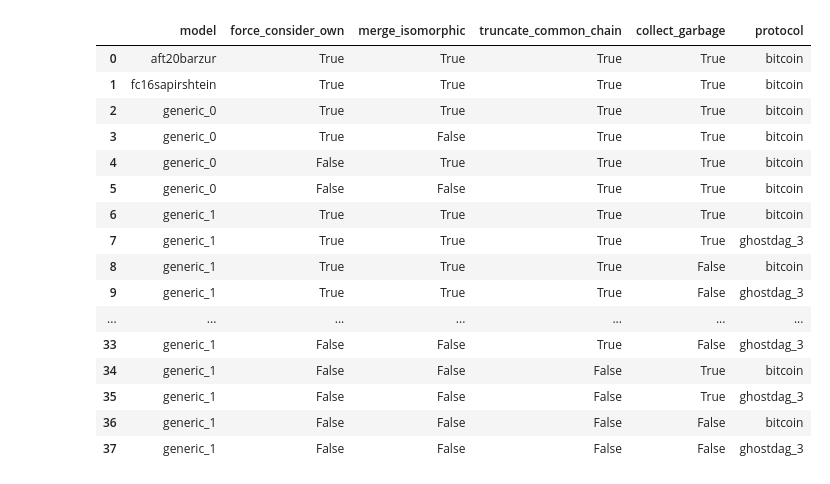
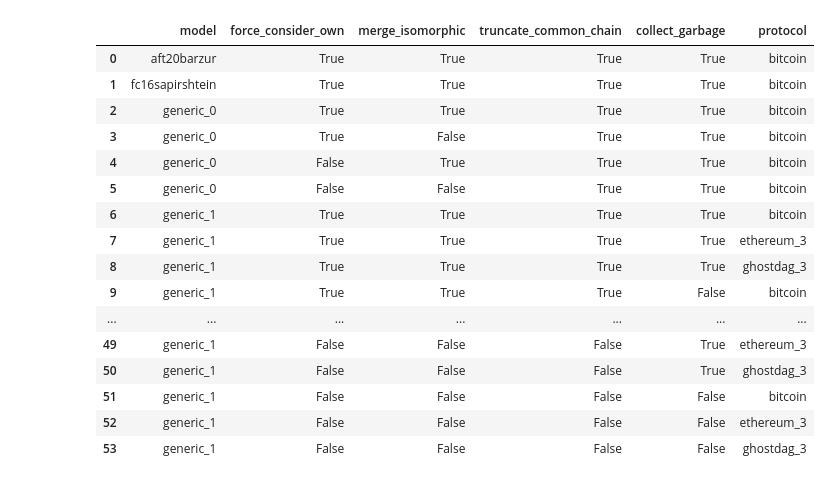
Before and after one commit to pkel/cpr, a Jupyter notebook: mdp/2-generic-v1-state-space-size.ipynb, the cells around one changed output. Drawn from its saved outputs; the diff is of its cells as text; code cells hidden in the pictures.

Commit message:
generic_v1. implement ethereum Byzantium upgrade

```diff
--- a/mdp/2-generic-v1-state-space-size.ipynb
+++ b/mdp/2-generic-v1-state-space-size.ipynb
@@ -9,7 +8,7 @@ import time
 # %%
 from lib.models.generic_v0.bitcoin import Bitcoin as G0Bitcoin
 from lib.models.generic_v0.model import SelfishMining as G0Model
-from lib.models.generic_v1.protocols.bitcoin import Protocol as G1Bitcoin
+from lib.models.generic_v1 import protocols as g1
 from lib.models.generic_v1.protocols.ghostdag import Protocol as G1Ghostdag
 from lib.models.generic_v1.model import SingleAgent as G1Model
 from lib.models.aft20barzur import BitcoinSM as AFT20BarZur
@@ -74,7 +73,24 @@ for fco in [True, False]:
                     collect_garbage=cg,
                     protocol="bitcoin",
                     implicit_mdp=G1Model(
-                        G1Bitcoin,
+                        g1.Bitcoin,
+                        **network,
+                        force_consider_own=fco,
+                        merge_isomorphic=mi,
+                        collect_garbage=cg,
+                        truncate_common_chain=tcc,
+                    ),
+                )
+                add_model(
+                    model="generic_1",
+                    force_consider_own=fco,
+                    merge_isomorphic=mi,
+                    truncate_common_chain=tcc,
+                    collect_garbage=cg,
+                    protocol="ethereum_3",
+                    implicit_mdp=G1Model(
+                        g1.Ethereum,
+                        h=3,
                         **network,
                         force_consider_own=fco,
                         merge_isomorphic=mi,
@@ -84,41 +100,41 @@ for fco in [True, False]:
                 )
                 add_model(
                     model="generic_1",
                     force_consider_own=fco,
                     merge_isomorphic=mi,
                     truncate_common_chain=tcc,
                     collect_garbage=cg,
                     protocol="ghostdag_3",
                     implicit_mdp=G1Model(
-                        G1Ghostdag,
+                        g1.Ghostdag,
                         k=3,
                         **network,
                         force_consider_own=fco,
                         merge_isomorphic=mi,
                         collect_garbage=cg,
                         truncate_common_chain=tcc,
                     ),
                 )
 
 
 models = pandas.DataFrame(models)
 models
 # %% [output]
 |  | model | force_consider_own | merge_isomorphic | truncate_common_chain | collect_garbage | protocol |
 | 0 | aft20barzur | True | True | True | True | bitcoin |
 | 1 | fc16sapirshtein | True | True | True | True | bitcoin |
 | 2 | generic_0 | True | True | True | True | bitcoin |
 | 3 | generic_0 | True | False | True | True | bitcoin |
 | 4 | generic_0 | False | True | True | True | bitcoin |
 | 5 | generic_0 | False | False | True | True | bitcoin |
 | 6 | generic_1 | True | True | True | True | bitcoin |
-| 7 | generic_1 | True | True | True | True | ghostdag_3 |
-| 8 | generic_1 | True | True | True | False | bitcoin |
-| 9 | generic_1 | True | True | True | False | ghostdag_3 |
+| 7 | generic_1 | True | True | True | True | ethereum_3 |
+| 8 | generic_1 | True | True | True | True | ghostdag_3 |
+| 9 | generic_1 | True | True | True | False | bitcoin |
 | ... | ... | ... | ... | ... | ... | ... |
-| 33 | generic_1 | False | False | True | False | ghostdag_3 |
-| 34 | generic_1 | False | False | False | True | bitcoin |
-| 35 | generic_1 | False | False | False | True | ghostdag_3 |
-| 36 | generic_1 | False | False | False | False | bitcoin |
-| 37 | generic_1 | False | False | False | False | ghostdag_3 |
+| 49 | generic_1 | False | False | False | True | ethereum_3 |
+| 50 | generic_1 | False | False | False | True | ghostdag_3 |
+| 51 | generic_1 | False | False | False | False | bitcoin |
+| 52 | generic_1 | False | False | False | False | ethereum_3 |
+| 53 | generic_1 | False | False | False | False | ghostdag_3 |
 # %%
```
Also changed, not shown: parts of 8 cells of this notebook, 4 other files.
